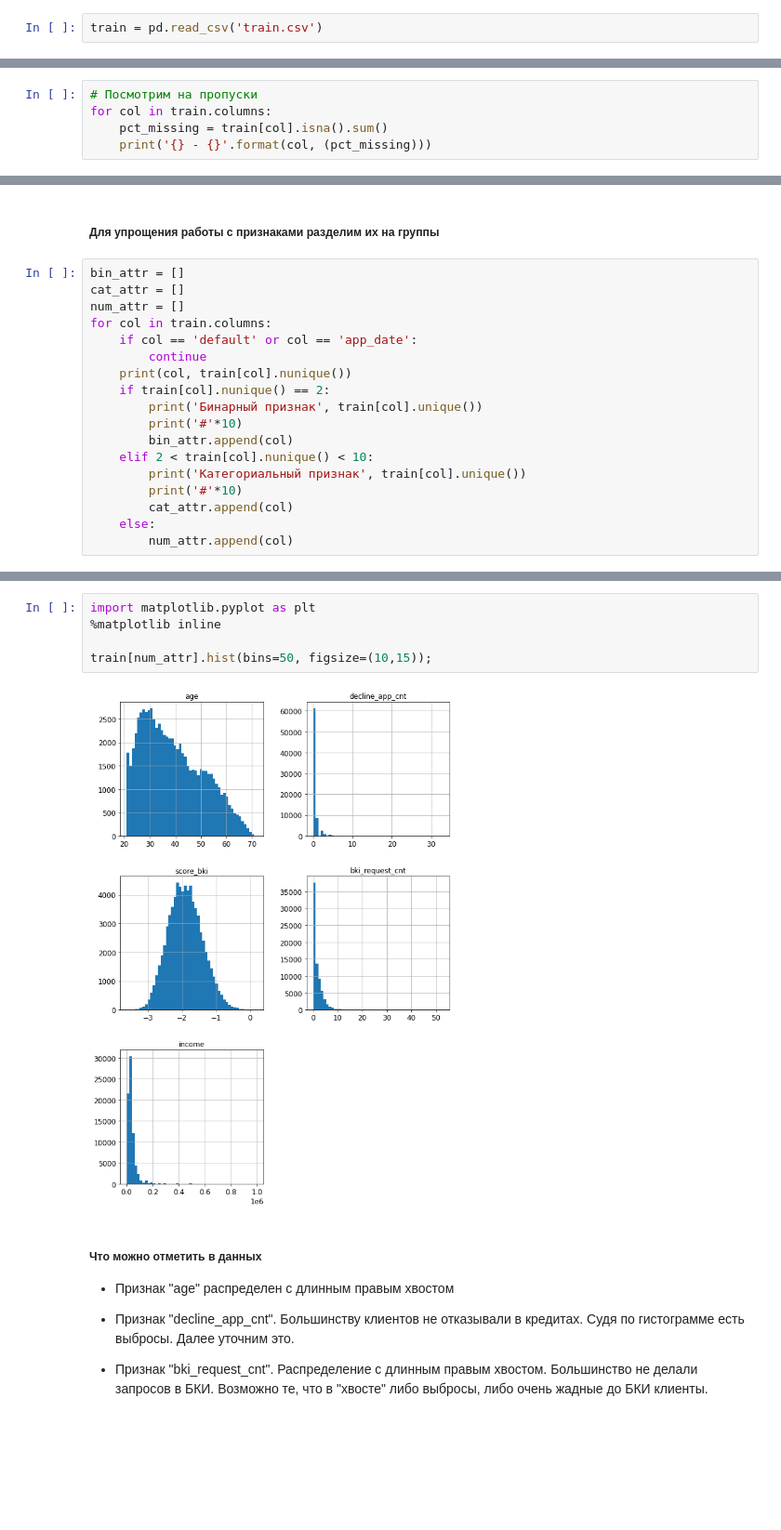
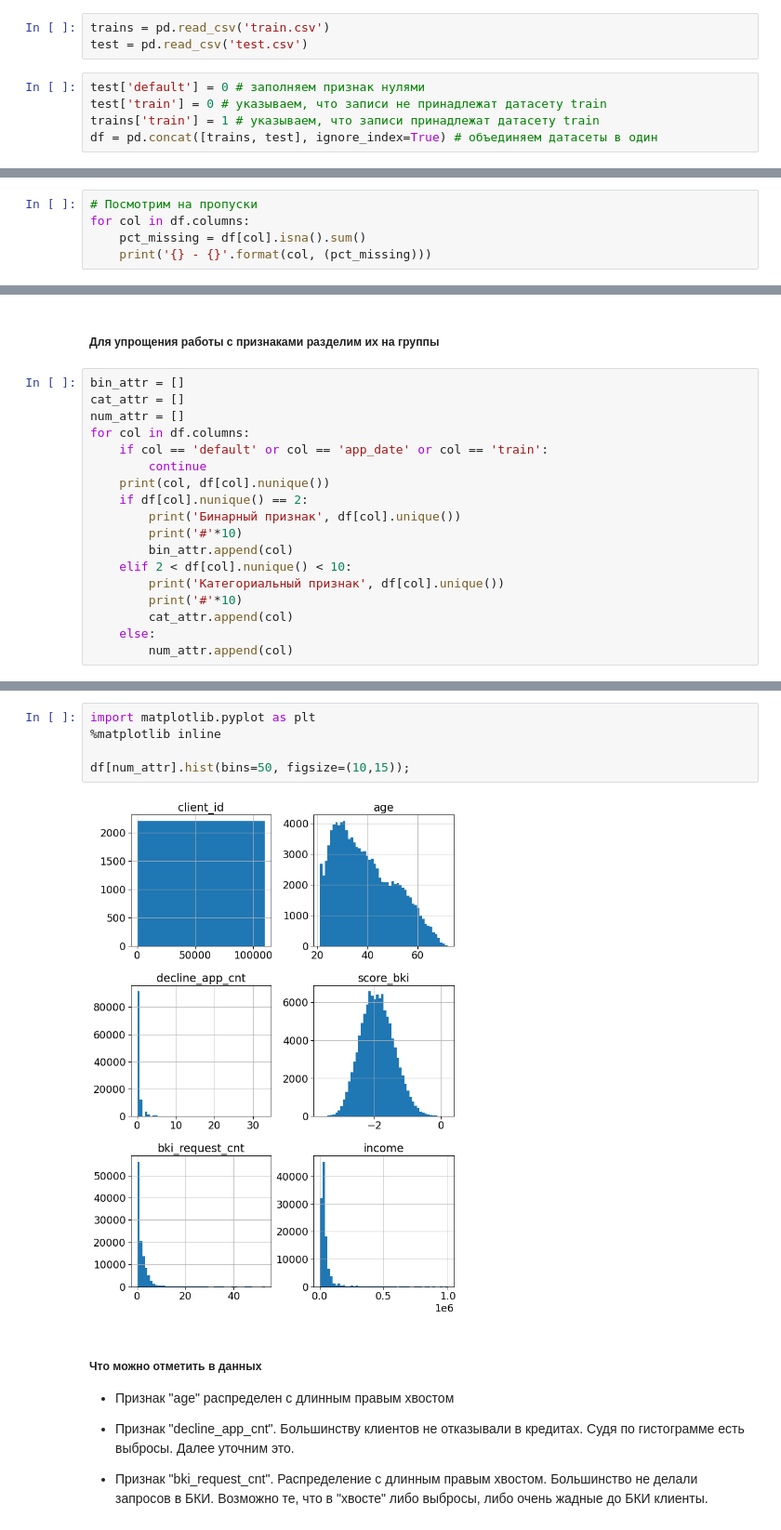
Before and after one commit to BasilPDS/CoursSF_L, a Jupyter notebook: module_5/module_5.ipynb, the cells around one changed output, grey strips where cells are left out. Shown at 93% size. Saved outputs shown, nothing was run; the diff lists cells and outputs as text; blank space fills up the shorter version.

```diff
--- a/module_5/module_5.ipynb
+++ b/module_5/module_5.ipynb
@@ -128,3 +470,9 @@ RS = 42
 # %%
-train = pd.read_csv('train.csv')
+trains = pd.read_csv('train.csv')
+test = pd.read_csv('test.csv')
+# %%
+test['default'] = 0 # заполняем признак нулями
+test['train'] = 0 # указываем, что записи не принадлежат датасету train
+trains['train'] = 1 # указываем, что записи принадлежат датасету train
+df = pd.concat([trains, test], ignore_index=True) # объединяем датасеты в один
 # %%
@@ -229,7 +578,7 @@ train.describe()
 # %%
 # Посмотрим на пропуски
-for col in train.columns:
-    pct_missing = train[col].isna().sum()
+for col in df.columns:
+    pct_missing = df[col].isna().sum()
     print('{} - {}'.format(col, (pct_missing)))
 # %% [output]
 client_id - 0
@@ -267,16 +613,16 @@ train.drop(['client_id'], axis=1, inplace=True)
 bin_attr = []
 cat_attr = []
 num_attr = []
-for col in train.columns:
-    if col == 'default' or col == 'app_date':
+for col in df.columns:
+    if col == 'default' or col == 'app_date' or col == 'train':
         continue
-    print(col, train[col].nunique())
-    if train[col].nunique() == 2:
-        print('Бинарный признак', train[col].unique())
+    print(col, df[col].nunique())
+    if df[col].nunique() == 2:
+        print('Бинарный признак', df[col].unique())
         print('#'*10)
         bin_attr.append(col)
-    elif 2 < train[col].nunique() < 10:
-        print('Категориальный признак', train[col].unique())
+    elif 2 < df[col].nunique() < 10:
+        print('Категориальный признак', df[col].unique())
         print('#'*10)
         cat_attr.append(col)
     else:
@@ -306,10 +654,10 @@ foreign_passport 2
 # %%
 import matplotlib.pyplot as plt
 %matplotlib inline
 
-train[num_attr].hist(bins=50, figsize=(10,15));
+df[num_attr].hist(bins=50, figsize=(10,15));
 # %% [output]
-[figure, old version]
+[figure, new version]
 # %% [markdown]
 ##### Что можно отметить в данных
 
```
Also changed, not shown: parts of 418 cells of this notebook.
